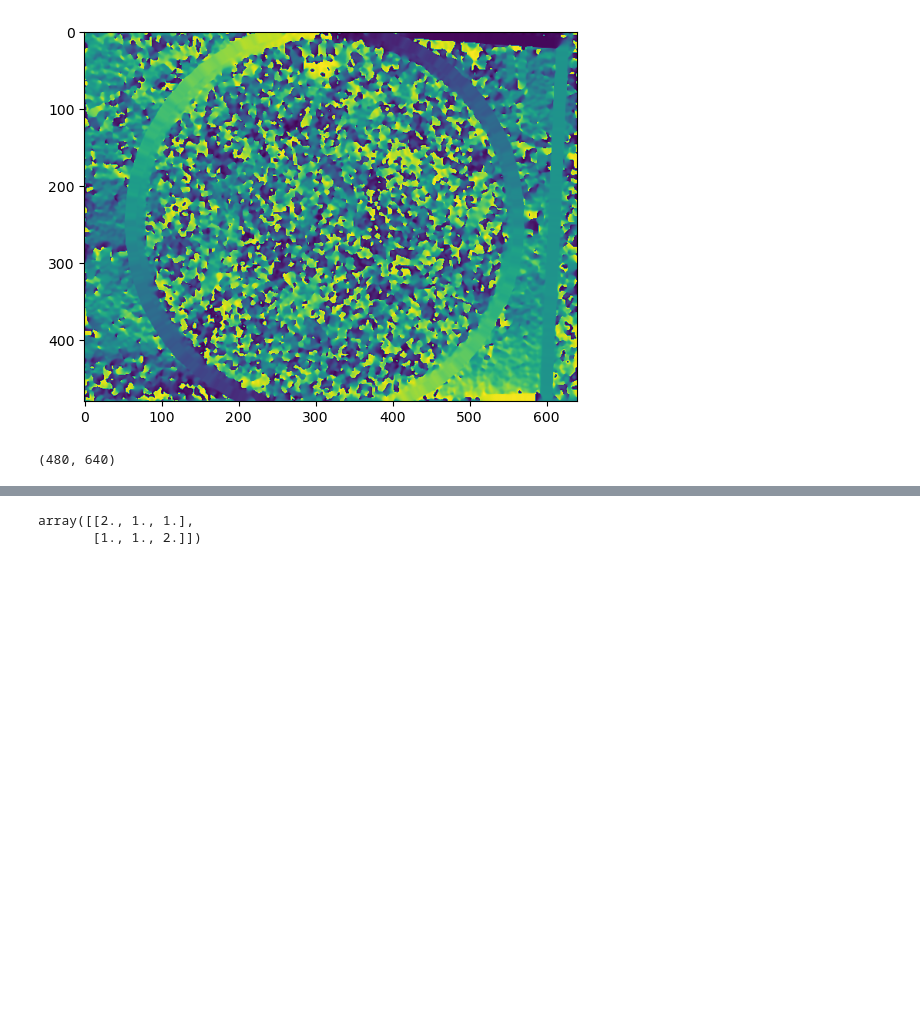
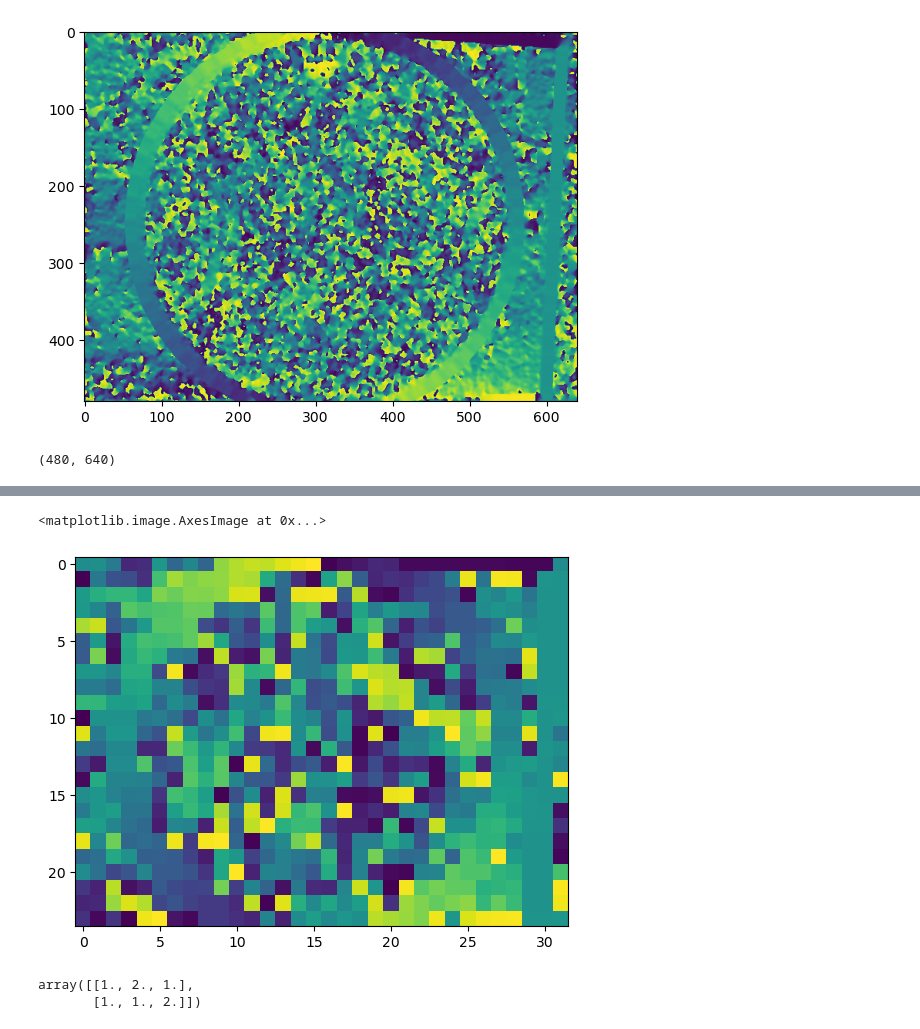
Before and after one commit to wernst24/bobdiffusion, a Jupyter notebook: downscale.ipynb, the cells around one changed output, grey strips where cells are left out. Cells and saved outputs as stored; diff of their text form; code cells hidden in the pictures; blank space fills up the shorter version.

```diff
--- a/downscale.ipynb
+++ b/downscale.ipynb
@@ -64,10 +56,15 @@ ValueError: attempt to get argmax of an empty sequence
+# %%
+plt.imshow(ang_small)
+# %% [output]
+<matplotlib.image.AxesImage at 0x...>
+[figure, added]
 # %%
 arr = np.ones((2, 3))
 arr[1, 2] += 1
-arr[0, 0] += 1
+arr[0, 1] += 1
 arr
 # %% [output]
-array([[2., 1., 1.],
+array([[1., 2., 1.],
        [1., 1., 2.]])
 # %%
 np.argmax(arr)
```
Also changed, not shown: parts of 5 cells of this notebook.
